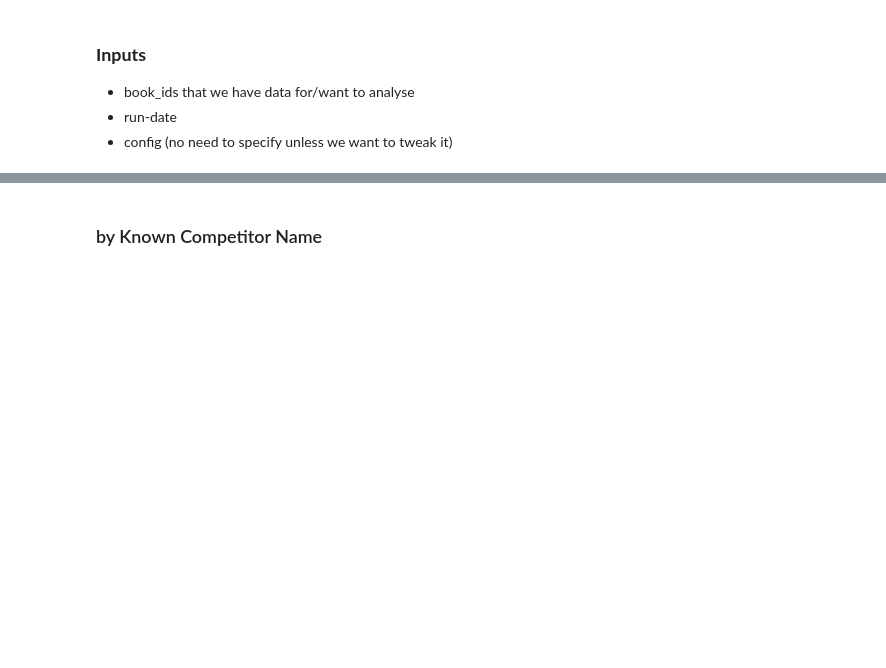
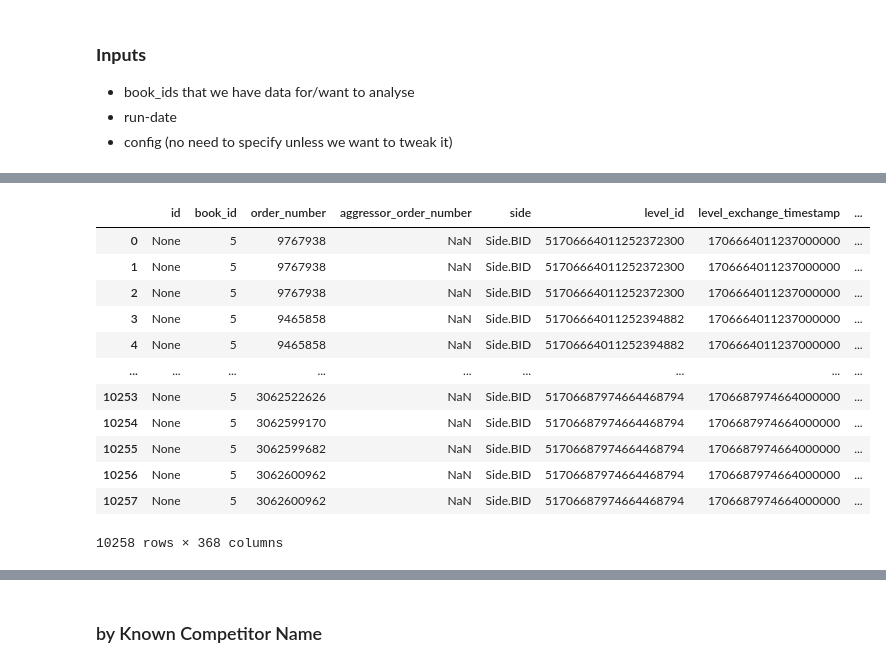
Before and after one commit to KartikeyaBisht9/FobaBacktestEngine, a Jupyter notebook: foba_create.ipynb, the cells around one changed output, grey strips where cells are left out. Saved outputs shown, nothing was run; the diff lists cells and outputs as text; code cells hidden in the pictures; blank space fills up the shorter version.

```diff
--- a/foba_create.ipynb
+++ b/foba_create.ipynb
@@ -115,6 +115,22 @@ enriched_df = enrich_foba(FOBA_df)
 trade_data = enriched_df[enriched_df["event_type"]==EventType.TRADE]
 # %%
 trade_data = trade_data.sort_values("createdNanos_").reset_index(drop = True)
+# %%
+trade_data
+# %% [output]
+|  | id | book_id | order_number | aggressor_order_number | side | level_id | level_exchange_timestamp | ... |
+| 0 | None | 5 | 9767938 | NaN | Side.BID | 51706664011252372300 | 1706664011237000000 | ... |
+| 1 | None | 5 | 9767938 | NaN | Side.BID | 51706664011252372300 | 1706664011237000000 | ... |
+| 2 | None | 5 | 9767938 | NaN | Side.BID | 51706664011252372300 | 1706664011237000000 | ... |
+| 3 | None | 5 | 9465858 | NaN | Side.BID | 51706664011252394882 | 1706664011237000000 | ... |
+| 4 | None | 5 | 9465858 | NaN | Side.BID | 51706664011252394882 | 1706664011237000000 | ... |
+| ... | ... | ... | ... | ... | ... | ... | ... | ... |
+| 10253 | None | 5 | 3062522626 | NaN | Side.BID | 51706687974664468794 | 1706687974664000000 | ... |
+| 10254 | None | 5 | 3062599170 | NaN | Side.BID | 51706687974664468794 | 1706687974664000000 | ... |
+| 10255 | None | 5 | 3062599682 | NaN | Side.BID | 51706687974664468794 | 1706687974664000000 | ... |
+| 10256 | None | 5 | 3062600962 | NaN | Side.BID | 51706687974664468794 | 1706687974664000000 | ... |
+| 10257 | None | 5 | 3062600962 | NaN | Side.BID | 51706687974664468794 | 1706687974664000000 | ... |
+10258 rows × 368 columns
 # %%
 end_prices = trade_data.groupby(['date', 'product_symbol'])[['event_price']].last().to_dict()['event_price']
 
```
Also changed, not shown: parts of 6 cells of this notebook, 33 other files.
